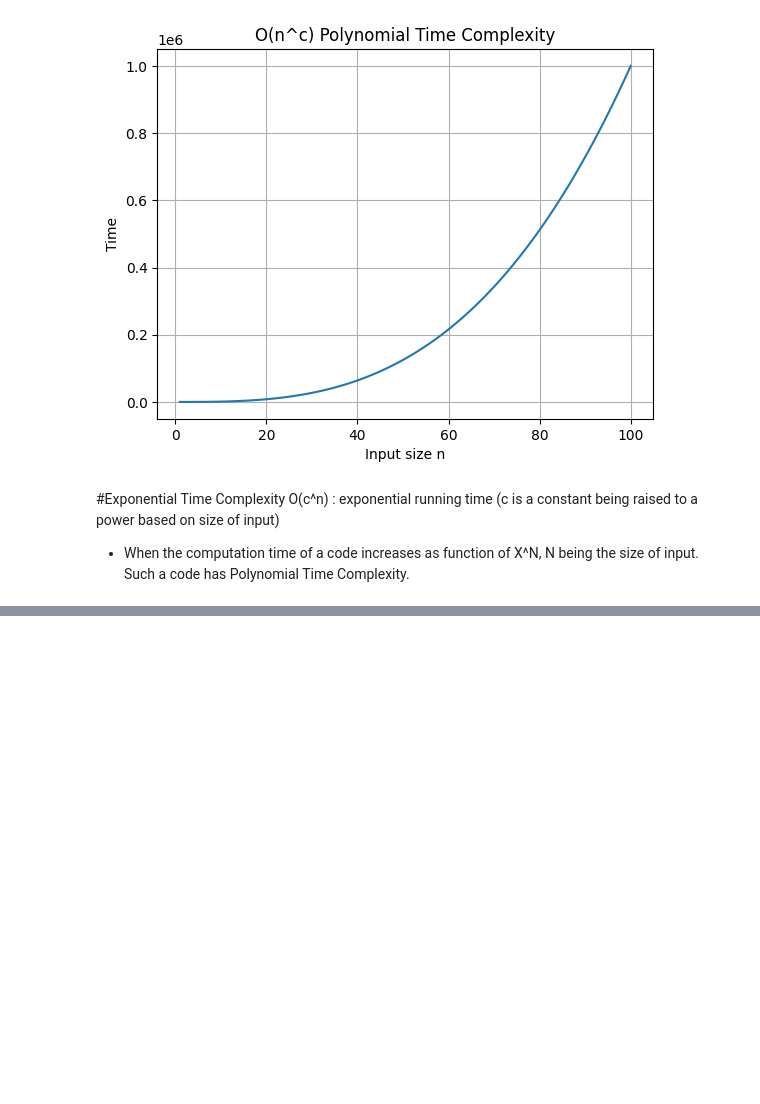
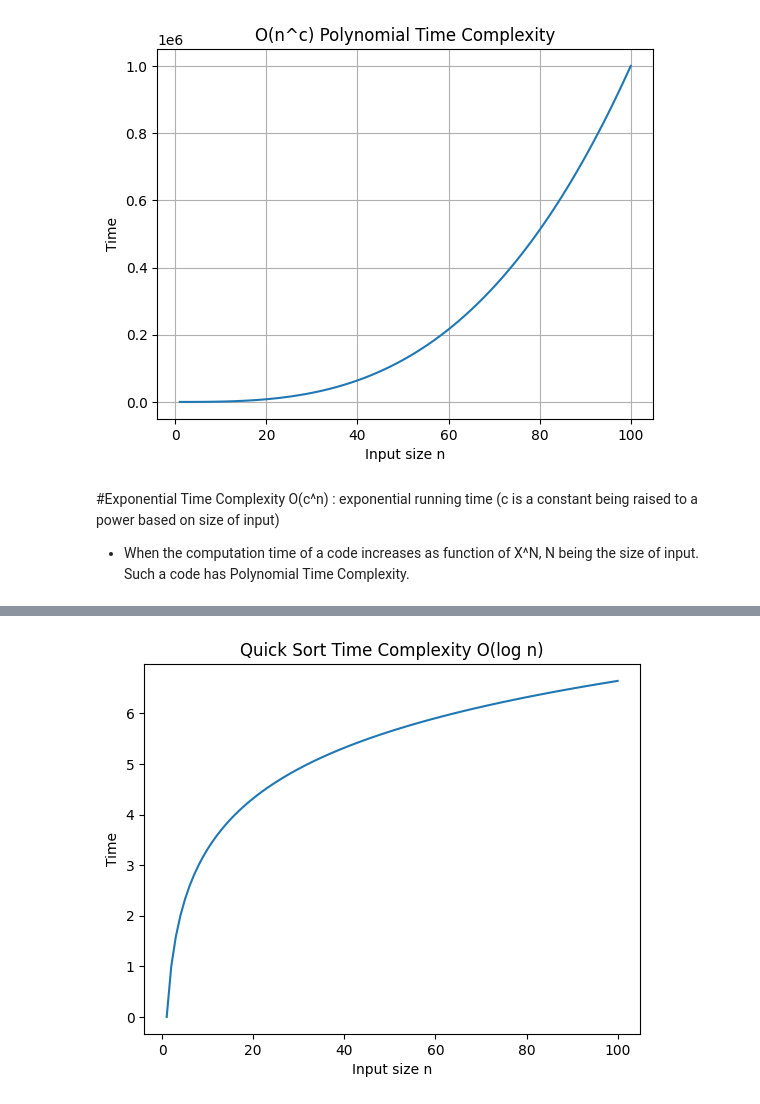
Before and after one commit to AtharvaG-1222/APS-LAB, a Jupyter notebook: Lab_3_Growth_of_function.ipynb, the cells around one changed output, grey strips where cells are left out. Cells and saved outputs as stored; diff of their text form; code cells hidden in the pictures; blank space fills up the shorter version.

```diff
--- a/Lab_3_Growth_of_function.ipynb
+++ b/Lab_3_Growth_of_function.ipynb
@@ -247,0 +317,35 @@ plt.show()
+# %%
+# Write a function to perform quick sort and show that it has Logarithmic Time Complexity O(log n)
+
+def partition(arr, low, high):
+    pivot = arr[high]
+    i = low - 1
+    for j in range(low, high):
+        if arr[j] <= pivot:
+            i += 1
+            arr[i], arr[j] = arr[j], arr[i]
+    arr[i+1], arr[high] = arr[high], arr[i+1]
+    return i + 1
+
+def quick_sort(arr, low, high):
+    if low < high:
+        pi = partition(arr, low, high)
+        quick_sort(arr, low, pi - 1)
+        quick_sort(arr, pi + 1, high)
+
+n_values = list(range(1, 101))
+time_values = []
+
+for n in n_values:
+    arr = array(random.randint(0,100,size=n))
+    quick_sort(arr, 0, len(arr) - 1)
+    time_values.append(log2(n))
+
+plt.figure()
+plt.plot(n_values, time_values)
+plt.xlabel("Input size n")
+plt.ylabel("Time")
+plt.title("Quick Sort Time Complexity O(log n)")
+plt.show()
+# %% [output]
+[figure, added]
```
Also changed, not shown: parts of 12 cells of this notebook.
